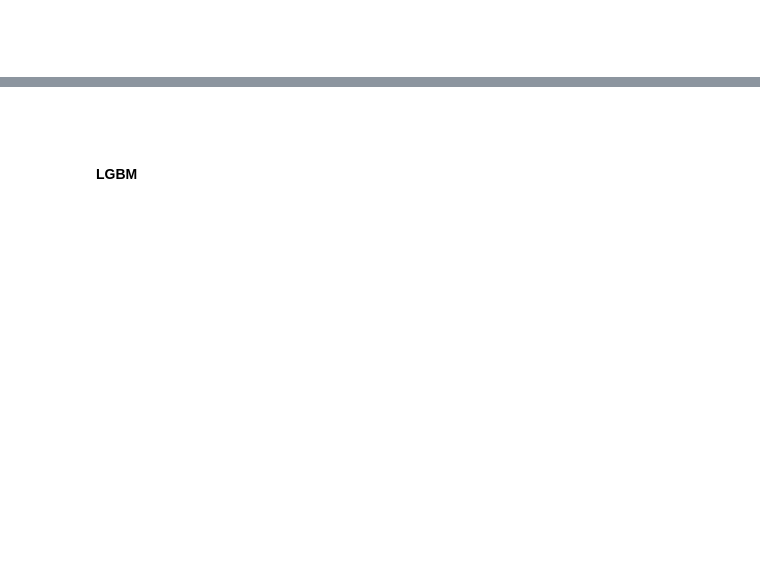
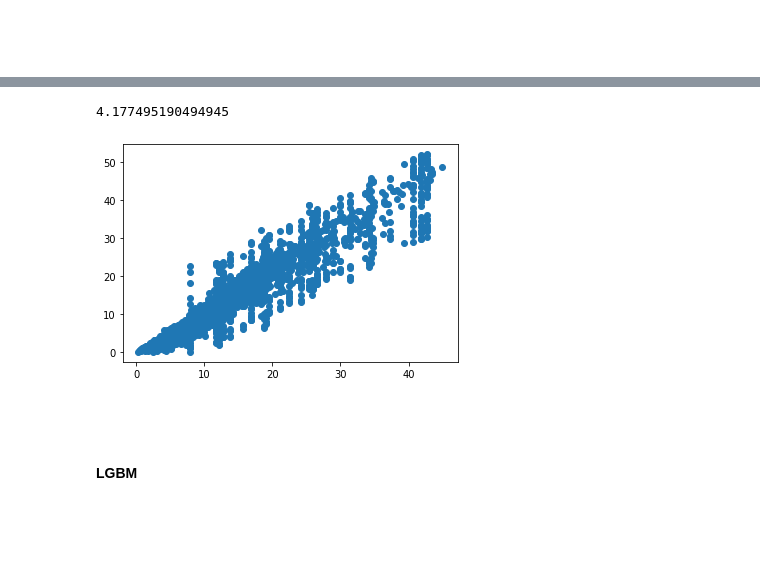
Before and after one commit to W-Tran/Online-Retail, a Jupyter notebook: online_retail.ipynb, the cells around one changed output, grey strips where cells are left out. Drawn from its saved outputs; the diff is of its cells as text; code cells hidden in the pictures; blank space fills up the shorter version.

```diff
--- a/online_retail.ipynb
+++ b/online_retail.ipynb
@@ -1210,3 +1113,13 @@ Name: NextPurchaseDayRange, dtype: float64
+# %%
+rf = RandomForestRegressor(n_estimators=1000, n_jobs=6)
+rf.fit(X_train, y)
+
+print(np.sqrt(mean_squared_error(y, rf.predict(X_train))))
+
+plt.scatter(rf.predict(X_train), y);
+# %% [output]
+4.177495190494945
+[figure, added]
 # %% [markdown]
 <br>
 <br>
```
Also changed, not shown: parts of 33 cells of this notebook.
